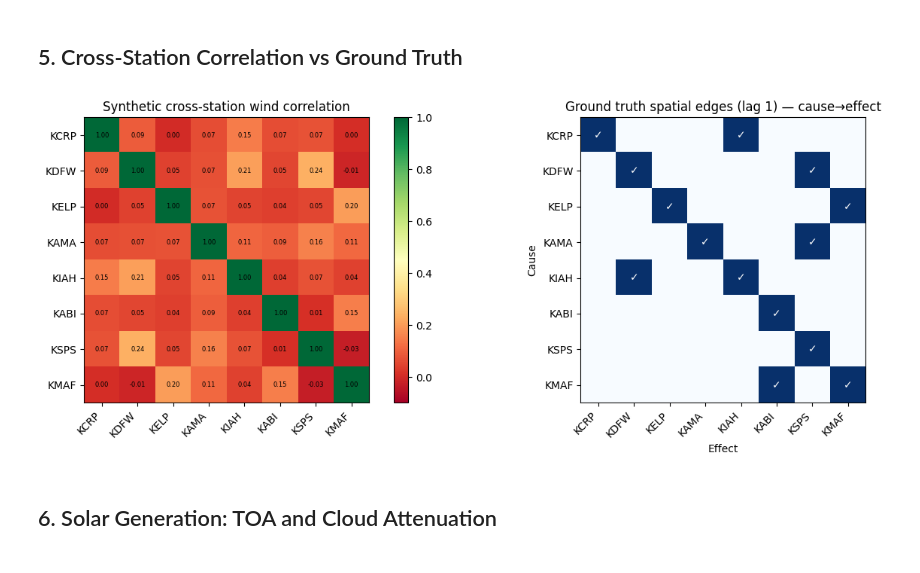
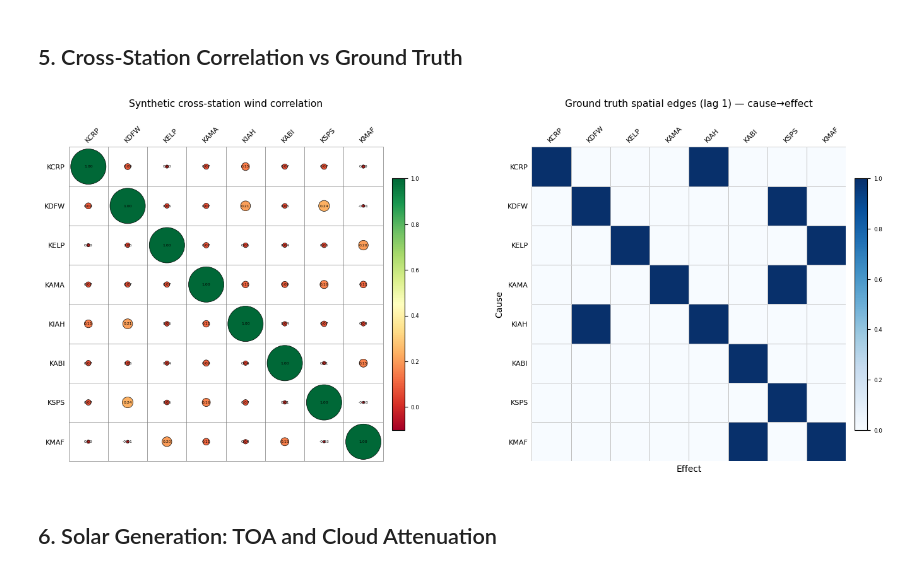
Before and after one commit to bloomberg/causal-ts, a Jupyter notebook: examples/weather_benchmark.ipynb, the cells around one changed output. Drawn from its saved outputs; the diff is of its cells as text; code cells hidden in the pictures.

```diff
--- a/examples/weather_benchmark.ipynb
+++ b/examples/weather_benchmark.ipynb
@@ -164,42 +164,54 @@ plt.show()
 # %% [markdown]
 ## 5. Cross-Station Correlation vs Ground Truth
 # %%
+from causalts.plotting import corrplot
+
 wind_cols = [f'{s}_wind' for s in STATIONS]
 corr = df[wind_cols].corr()
 
 # Ground truth spatial wind edges (lag 1)
 gt_wind = ground_truth[::2, ::2, 1]  # wind-only, lag-1 slice
 
-fig, axes = plt.subplots(1, 2, figsize=(14, 5))
+labels = [s.upper() for s in STATIONS]
 
-im0 = axes[0].imshow(corr.values, vmin=-0.1, vmax=1, cmap='RdYlGn')
-axes[0].set_title('Synthetic cross-station wind correlation')
-axes[0].set_xticks(range(8))
-axes[0].set_yticks(range(8))
-axes[0].set_xticklabels([s.upper() for s in STATIONS], rotation=45, ha='right')
-axes[0].set_yticklabels([s.upper() for s in STATIONS])
-plt.colorbar(im0, ax=axes[0])
-for i in range(8):
-    for j in range(8):
-        axes[0].text(j, i, f'{corr.values[i,j]:.2f}', ha='center', va='center', fontsize=6)
+fig, axes = plt.subplots(1, 2, figsize=(15, 6))
 
-im1 = axes[1].imshow(gt_wind, vmin=0, vmax=1, cmap='Blues')
-axes[1].set_title('Ground truth spatial edges (lag 1) — cause→effect')
-axes[1].set_xticks(range(8))
-axes[1].set_yticks(range(8))
-axes[1].set_xticklabels([s.upper() for s in STATIONS], rotation=45, ha='right')
-axes[1].set_yticklabels([s.upper() for s in STATIONS])
+# Left: cross-station wind correlation. Circle area encodes |r| on top of the
+# same RdYlGn scale the raw heatmap used.
+corrplot(
+    corr.rename(index=dict(zip(wind_cols, labels)),
+                columns=dict(zip(wind_cols, labels))),
+    method='circle',
+    is_corr=False, cmap='RdYlGn', vmin=-0.1, vmax=1.0,
+    diag='glyph',
+    add_coef=True, number_fmt='.2f', number_cex=0.55,
+    tl_cex=0.8, cl_cex=0.7,
+    title='Synthetic cross-station wind correlation',
+    fig_ax=(fig, axes[0]),
+)
+
+# Right: ground-truth adjacency. Directed (cause -> effect) and therefore
+# asymmetric, so it is passed as a *labelled DataFrame* — corrplot only
+# auto-detects a bare ndarray as precomputed when it is symmetric, and an
+# asymmetric one would be mistaken for raw observations. 'color' is used
+# instead of 'circle' because glyph area would encode nothing at 0/1, and
+# diag='glyph' keeps the self-AR diagonal on the same colour scale.
+corrplot(
+    pd.DataFrame(gt_wind, index=labels, columns=labels),
+    method='color',
+    is_corr=False, cmap='Blues', vmin=0.0, vmax=1.0,
+    diag='glyph',
+    tl_cex=0.8, cl_cex=0.7,
+    title='Ground truth spatial edges (lag 1) — cause→effect',
+    fig_ax=(fig, axes[1]),
+)
 axes[1].set_xlabel('Effect')
 axes[1].set_ylabel('Cause')
-for i in range(8):
-    for j in range(8):
-        if gt_wind[i, j]:
-            axes[1].text(j, i, '✓', ha='center', va='center', fontsize=10, color='white')
 
 plt.tight_layout()
 plt.show()
 # %% [output]
-[figure, old version]
+[figure, new version]
 # %% [markdown]
 ## 6. Solar Generation: TOA and Cloud Attenuation
 # %%
```
Also changed, not shown: parts of 13 cells of this notebook, 19 other files.
